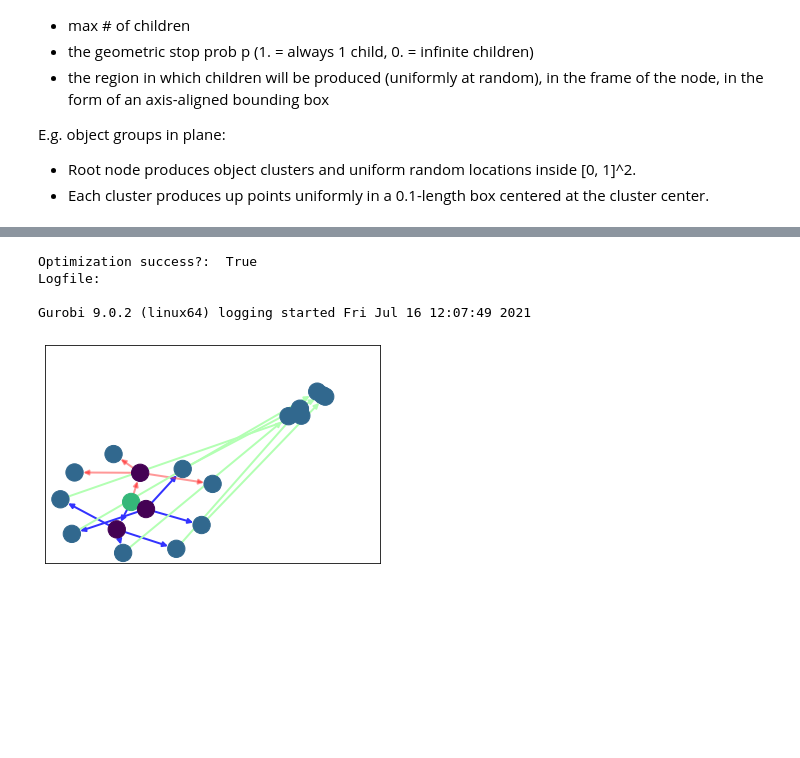
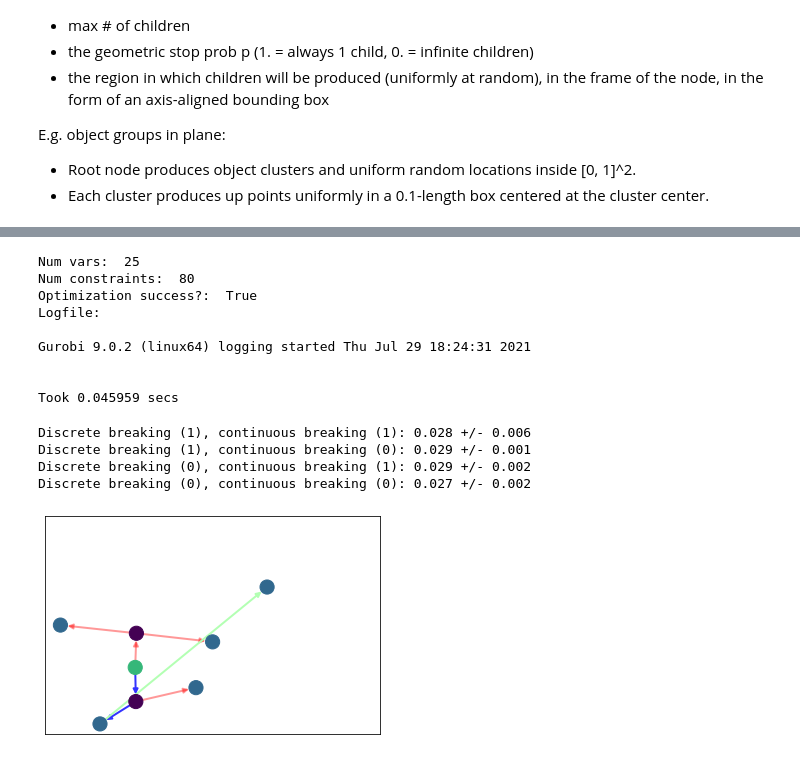
Before and after one commit to gizatt/spatial_scene_grammars, a Jupyter notebook: sandbox/mi_scene_parsing.ipynb, the cells around one changed output, grey strips where cells are left out. Saved outputs shown, nothing was run; the diff lists cells and outputs as text; code cells hidden in the pictures; blank space fills up the shorter version.

```diff
--- a/sandbox/mi_scene_parsing.ipynb
+++ b/sandbox/mi_scene_parsing.ipynb
@@ -106,12 +41,13 @@ def draw_observed_nodes(nodes):
 # Grammar implementing clusters of points in 2D.
 cluster_grammar = {
     "point": NodeDefinition(child_type=None, p=None, max_children=None, bounds=None),
-    "cluster": NodeDefinition(child_type="point", p=0.25, max_children=3, bounds=[-np.ones(2)*0.05, np.ones(2)*0.05]),
-    "root": NodeDefinition(child_type="cluster", p=0.5, max_children=3, bounds=[np.ones(2)*0.05, np.ones(2)*0.95])
+    #"cluster_cluster": NodeDefinition(child_type="cluster", p=0.5, max_children=3, bounds=[-np.ones(2)*0.2, np.ones(2)*0.22]),
+    "cluster": NodeDefinition(child_type="point", p=0.25, max_children=3, bounds=[-np.ones(2)*0.2, np.ones(2)*0.2]),
+    "root": NodeDefinition(child_type="cluster", p=0.5, max_children=3, bounds=[np.ones(2)*0.2, np.ones(2)*0.8])
 }
 cluster_grammar_observed_types = ["point"]
 
-np.random.seed(0)
+np.random.seed(3)
 example_tree = sample_tree(cluster_grammar)
 observed_nodes = deepcopy(get_observed_nodes(example_tree, cluster_grammar_observed_types))
 
@@ -171,7 +117,8 @@ Text(0.5, 1.0, 'Super tree for cluster grammar')
 # %%
 # Make a super tree and observed node set, which we'll modify to organize our optimization variables.
 
-def infer_mle_tree(grammar, observed_nodes, observed_node_types, verbose=False, optimize_positions=True):
+def infer_mle_tree(grammar, observed_nodes, observed_node_types, verbose=False, optimize_positions=True,
+                   discrete_symmetry_breaking=True, continuous_symmetry_breaking=True):
     super_tree = make_super_tree(grammar)
     observed_nodes = deepcopy(observed_nodes)
 
@@ -188,7 +135,7 @@ def infer_mle_tree(grammar, observed_nodes, observed_node_types, verbose=False,
     if optimize_positions:
         for k, node in enumerate(super_tree.nodes):
             node.x_optim = prog.NewContinuousVariables(2, "%s_%d_x" % (node.type, k))
-            prog.AddBoundingBoxConstraint(0., 1., node.x_optim)
+            prog.AddBoundingBoxConstraint(-1., 2., node.x_optim)
             if node.type == "root":
                 # Fix root since we know it should be at origin
                 prog.AddBoundingBoxConstraint(0., 0., node.x_optim)
@@ -199,6 +146,7 @@ def infer_mle_tree(grammar, observed_nodes, observed_node_types, verbose=False,
     for parent_node in super_tree:
         children = list(super_tree.successors(parent_node))
         child_actives = [c.active for c in children]
+        child_xys = [c.x_optim for c in children]
         parent_node.child_actives = child_actives
 
         # Children active requires parent active.
@@ -207,10 +155,18 @@ def infer_mle_tree(grammar, observed_nodes, observed_node_types, verbose=False,
 
         # Geometric node child ordering to reduce duplicate parse: a child can
         # only be active if the previous child is also active.
+        # Also make the children appear in ascending x order. (The x's are
+        # continuous, so this will generally provide a unique ordering without
+        # too much math overhead.)
         for k in range(len(child_actives) - 1):
             # child_{k+1} implies child_k
             # i.e. child_k >= child_{k+1}
-            prog.AddLinearConstraint(child_actives[k] >= child_actives[k+1])
+            if discrete_symmetry_breaking:
+                prog.AddLinearConstraint(child_actives[k] >= child_actives[k+1])
+
+            # child_{k+1} is at same x position or greater than child_{k}
+            if continuous_symmetry_breaking:
+                prog.AddLinearConstraint(child_xys[k+1][0] >= child_xys[k][0])
 
         # Add negative log prob cost for geometric activation: each additional
         # node activation incurs a penalty based on the geometric stopping probability.
@@ -220,7 +176,7 @@ def infer_mle_tree(grammar, observed_nodes, observed_node_types, verbose=False,
         #termination_nll = -np.log(p)
         p = grammar[parent_node.type].p
         for k in range(len(child_actives)):
-            prog.AddLinearCost(child_actives[k] * (1. - p))
+            prog.AddLinearCost(child_actives[k] * -np.log(1. - p))
         # The geometric process we used (np.random.geometric) is only supported
         # on k=1, ..., so constrain that the # of active children must be
         # nonzero if this node is on.
@@ -230,11 +186,12 @@ def infer_mle_tree(grammar, observed_nodes, observed_node_types, verbose=False,
         if optimize_positions and len(children) > 0:
             # The children are uniformly distributed inside a box relative
             # to the parent, so the log prob of this node's position is
-            # just 1 / area.
+            # just 1 / area. For model comparison reasons, we need to consider
+            # all nodes (even non-active ones), I think?
             lb, ub = grammar[parent_node.type].bounds
             nll = -np.log(1. / np.prod(ub - lb))
-            for child_active in child_actives:
-                prog.AddLinearCost(child_active * nll)
+            for child in children:
+                prog.AddLinearCost(nll)
 
             # However, the child needs to be constrained to be within
             # the specified bounds of the parent position if the child
@@ -299,6 +256,9 @@ def infer_mle_tree(grammar, observed_nodes, observed_node_types, verbose=False,
     logfile = "/tmp/gurobi.log"
     os.system("rm %s" % logfile)
     options.SetOption(solver.id(), "LogFile", logfile)
+    if verbose:
+        print("Num vars: ", prog.num_vars())
+        print("Num constraints: ", sum([c.evaluator().num_constraints() for c in prog.GetAllConstraints()]))
     result = solver.Solve(prog, None, options)
     if verbose:
         print("Optimization success?: ", result.is_success())
@@ -310,15 +270,53 @@ def infer_mle_tree(grammar, observed_nodes, observed_node_types, verbose=False,
 
 
 observed_nodes = deepcopy(get_observed_nodes(example_tree, cluster_grammar_observed_types))
+start_time = time.time()
 inference_results = infer_mle_tree(
     cluster_grammar, observed_nodes, cluster_grammar_observed_types,
     verbose=True, optimize_positions=True
 )
+elapsed = time.time() - start_time
+print("Took %f secs" % elapsed)
 # %% [output]
+Num vars:  25
+Num constraints:  80
 Optimization success?:  True
 Logfile:
 
-Gurobi 9.0.2 (linux64) logging started Fri Jul 16 12:07:49 2021
+Gurobi 9.0.2 (linux64) logging started Thu Jul 29 18:24:31 2021
+
+
+Took 0.045959 secs
+# %%
+# Symmetry breaking time experiment
+N_trials = 10
+
+cases = {}
+with_sym_break = []
+without_sym_break = []
+for discrete_symmetry_breaking in [True, False]:
+    for continuous_symmetry_breaking in [True, False]:
+        cases[(discrete_symmetry_breaking, continuous_symmetry_breaking)] = []
+        for k in range(N_trials):
+            start_time = time.time()
+            inference_results = infer_mle_tree(
+                cluster_grammar, observed_nodes, cluster_grammar_observed_types,
+                verbose=False, optimize_positions=True,
+                discrete_symmetry_breaking=discrete_symmetry_breaking,
+                continuous_symmetry_breaking=continuous_symmetry_breaking
+            )
+            elapsed = time.time() - start_time
+            cases[(discrete_symmetry_breaking, continuous_symmetry_breaking)].append(elapsed)
+        data =cases[(discrete_symmetry_breaking, continuous_symmetry_breaking)]
+        print("Discrete breaking (%d), continuous breaking (%d): %0.03f +/- %0.03f" % (
+            discrete_symmetry_breaking, continuous_symmetry_breaking,
+            np.mean(data), np.std(data)
+        ))
+# %% [output]
+Discrete breaking (1), continuous breaking (1): 0.028 +/- 0.006
+Discrete breaking (1), continuous breaking (0): 0.029 +/- 0.001
+Discrete breaking (0), continuous breaking (1): 0.029 +/- 0.002
+Discrete breaking (0), continuous breaking (0): 0.027 +/- 0.002
 # %%
 # Draws the super-tree to the left
 def draw_mle_tree_corrs(inference_results):
@@ -349,35 +347,36 @@ def draw_mle_tree_corrs(inference_results):
     edge_colors = []
     for parent, child in drawing_tree.edges:
         if hasattr(child, "active"):
             # Child is in supertree
             active = result.GetSolution(child.active)
             if active:
                 assert result.GetSolution(parent.active)
                 edge_colors.append([0.2, 0.2, 1., 1.])
             else:
                 edge_colors.append([1.0, 0.2, 0.2, 0.5])
         else:
             # When we built drawing tree, we only added the
             # active + explaining node for each observed node.
             assert result.GetSolution(parent.active)
             edge_colors.append([0.7, 1.0, 0.7, 1.0])
     unique_types = sorted(list(set([n.type for n in drawing_tree])))
     n_types = len(unique_types)
     cm = plt.get_cmap("viridis")
     color_mapping = {unique_type: cm(float(k)/n_types) for k, unique_type in enumerate(unique_types)}
     nx.draw_networkx(
         drawing_tree,
         with_labels=False,
         pos=pos,
         node_color=[color_mapping[node.type] for node in drawing_tree],
         edge_color=edge_colors,
-        width=2
+        width=2,
+        node_size=200,
     )
     plt.gca().set_xlim([-1.1, 1.1])
     plt.gca().set_ylim([-1.1, 1.1])
 draw_mle_tree_corrs(inference_results)
 # %% [output]
-[figure, old version]
+[figure, new version]
 # %%
 # Draws the optimized tree in the optimized positions.
 # Draws the super-tree to the left
```
Also changed, not shown: parts of 17 cells of this notebook, 1 other file.
